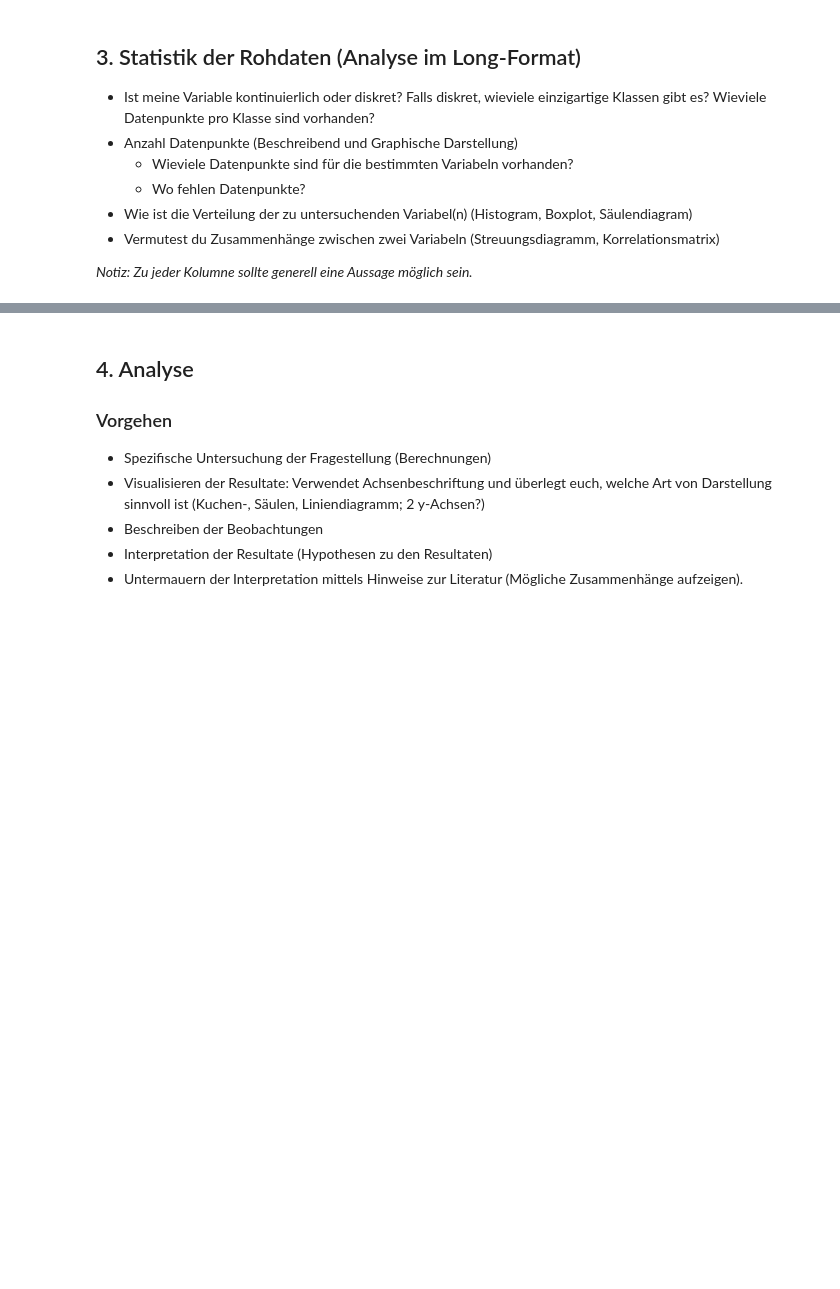
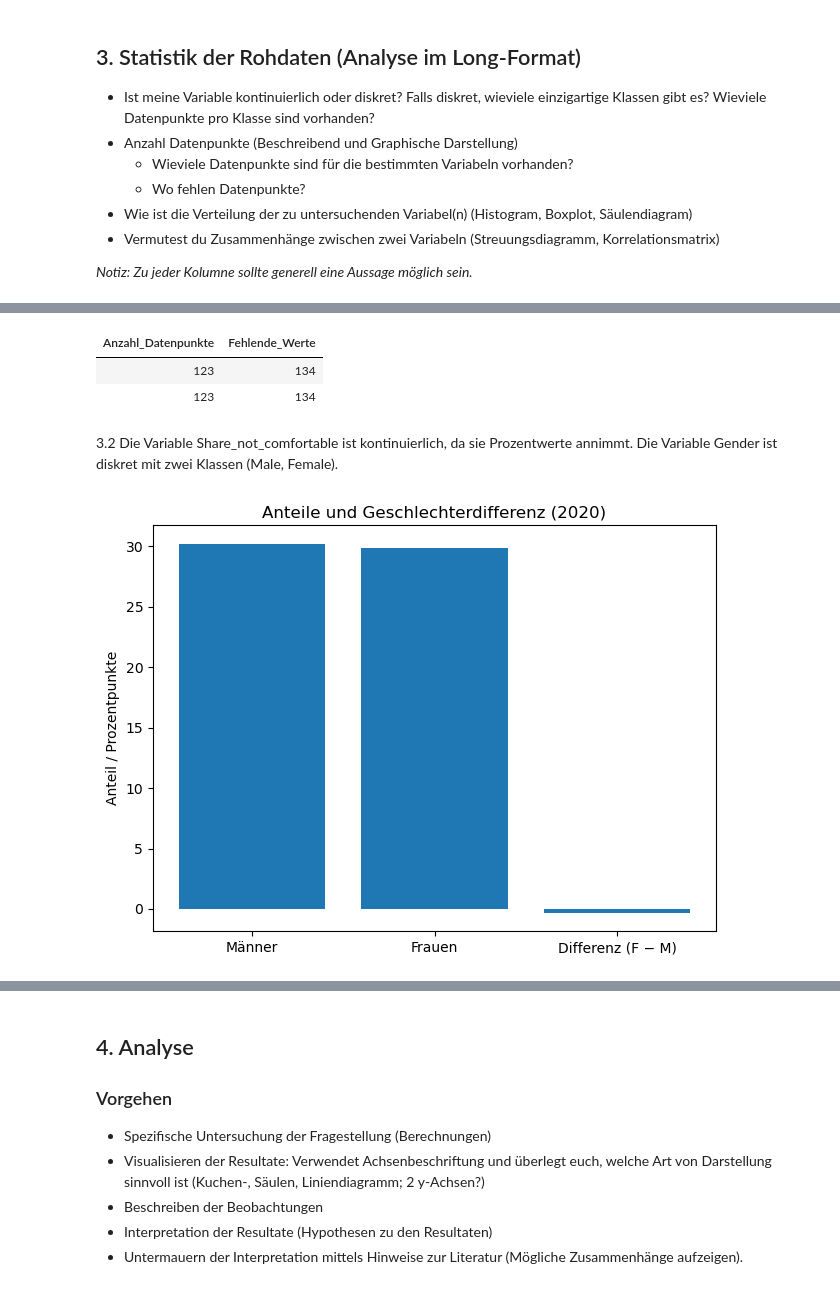
Before and after one commit to CarolinaTresch/Burden_of_Mental_Illness, a Jupyter notebook: Discomfort Speaking Anxiety by gender.ipynb, the cells around one changed output, grey strips where cells are left out. Cells and saved outputs as stored; diff of their text form; code cells hidden in the pictures; blank space fills up the shorter version.

Commit message:
analysis + Daten bearbeiten

```diff
--- a/Discomfort Speaking Anxiety by gender.ipynb
+++ b/Discomfort Speaking Anxiety by gender.ipynb
@@ -54,0 +159,59 @@ df = pd.read_csv("discomfort-speaking-anxiety-depression-by-gender.csv")
+# %%
+import pandas as pd
+
+df = pd.read_csv("discomfort-speaking-anxiety-depression-by-gender.csv")
+
+# Auf Jahr 2020 filtern
+df = df[df["Year"] == 2020]
+
+male_col = "Share - Question: mh5 - Someone local comfortable speaking about anxiety/depression with someone they know - Answer: Not at all comfortable - Gender: male - Age group: all"
+female_col = "Share - Question: mh5 - Someone local comfortable speaking about anxiety/depression with someone they know - Answer: Not at all comfortable - Gender: female - Age group: all"
+
+# Tabelle: Anzahl Datenpunkte und fehlende Werte
+summary = pd.DataFrame({
+    "Anzahl_Datenpunkte": df[[male_col, female_col]].count(),
+    "Fehlende_Werte": df[[male_col, female_col]].isna().sum()
+})
+
+summary.style.hide(axis="index")
+# %% [output]
+| Anzahl_Datenpunkte | Fehlende_Werte |
+| 123 | 134 |
+| 123 | 134 |
+# %% [markdown]
+3.2
+Die Variable Share_not_comfortable ist kontinuierlich, da sie Prozentwerte annimmt.
+Die Variable Gender ist diskret mit zwei Klassen (Male, Female).
+# %%
+import pandas as pd
+import matplotlib.pyplot as plt
+
+# Daten laden
+df = pd.read_csv("discomfort-speaking-anxiety-depression-by-gender.csv")
+
+# Nur Jahr 2020
+df = df[df["Year"] == 2020]
+
+male_col = "Share - Question: mh5 - Someone local comfortable speaking about anxiety/depression with someone they know - Answer: Not at all comfortable - Gender: male - Age group: all"
+female_col = "Share - Question: mh5 - Someone local comfortable speaking about anxiety/depression with someone they know - Answer: Not at all comfortable - Gender: female - Age group: all"
+
+# Durchschnittswerte berechnen
+mean_male = df[male_col].mean()
+mean_female = df[female_col].mean()
+
+# Differenz berechnen
+difference = mean_female - mean_male
+
+# Diagramm: Anteile + Differenz
+plt.figure()
+plt.bar(
+    ["Männer", "Frauen", "Differenz (F − M)"],
+    [mean_male, mean_female, difference]
+)
+
+plt.ylabel("Anteil / Prozentpunkte")
+plt.title("Anteile und Geschlechterdifferenz (2020)")
+plt.tight_layout()
+plt.show()
+# %% [output]
+[figure, added]
```
Also changed, not shown: parts of 13 cells of this notebook, 4 other files.
